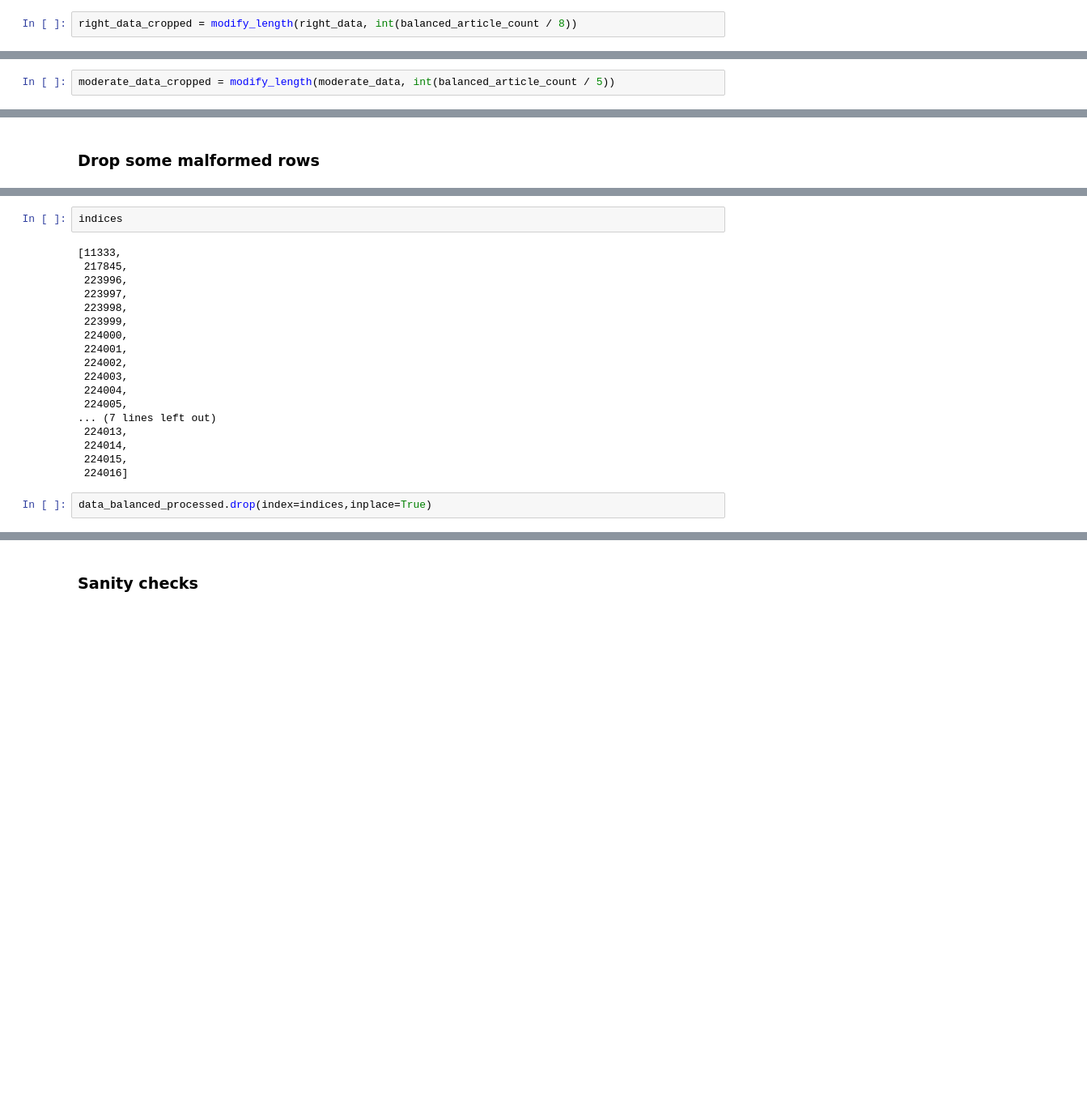
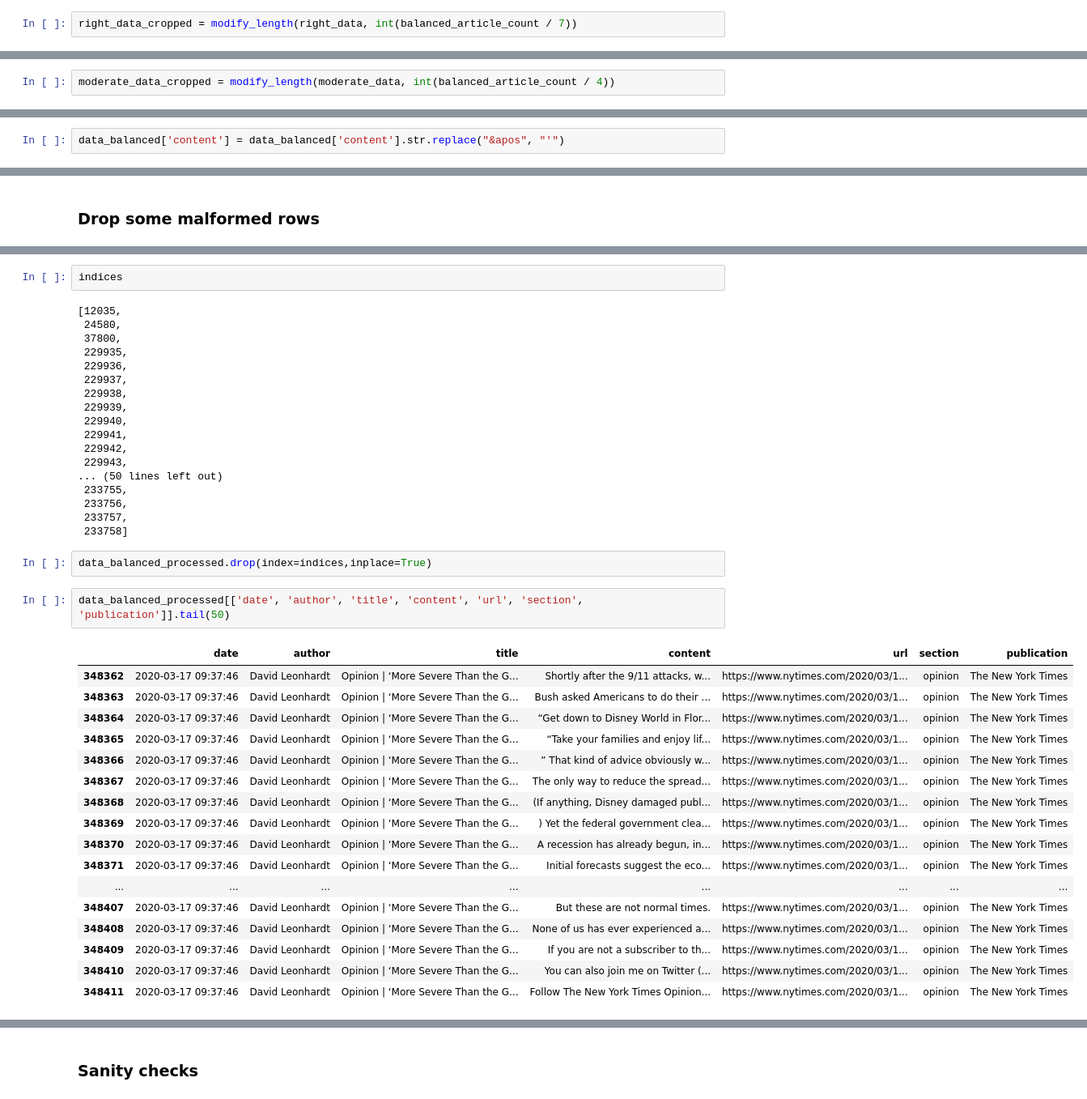
Before and after one commit to justinebreuch/cs230-final, a Jupyter notebook: process_news_data_final.ipynb, the cells around one changed output, grey strips where cells are left out. Shown: that part at 81% size. Cells and saved outputs as stored; diff of their text form; blank space fills up the shorter version.

```diff
--- a/process_news_data_final.ipynb
+++ b/process_news_data_final.ipynb
@@ -34,10 +34,10 @@ def modify_length(data, new_length):
     data_cropped = data.drop(drop_indices)
     return data_cropped
 # %%
-right_data_cropped = modify_length(right_data, int(balanced_article_count / 8))
+right_data_cropped = modify_length(right_data, int(balanced_article_count / 7))
 # %%
 left_data_cropped = modify_length(left_data, int(balanced_article_count / 8))
 # %%
-moderate_data_cropped = modify_length(moderate_data, int(balanced_article_count / 5))
+moderate_data_cropped = modify_length(moderate_data, int(balanced_article_count / 4))
 # %%
 data_balanced = pd.concat([right_data_cropped, moderate_data_cropped, left_data_cropped], axis=0)
@@ -45,6 +49,8 @@ data_balanced = pd.concat([right_data_cropped, moderate_data_cropped, left_data_
 ## Process data
 # %%
 data_balanced = data_balanced.rename(columns={"article": "content"})
+# %%
+data_balanced['content'] = data_balanced['content'].str.replace("&apos", "'")
 # %%
 data_balanced_processed = process_data(data_balanced)
 # %% [output]
@@ -93,23 +103,43 @@ Name: 224016, dtype: object
 # %%
 indices
 # %% [output]
-[11333,
- 217845,
- 223996,
- 223997,
- 223998,
- 223999,
- 224000,
- 224001,
- 224002,
- 224003,
- 224004,
- 224005,
-... (7 lines left out)
- 224013,
- 224014,
- 224015,
- 224016]
+[12035,
+ 24580,
+ 37800,
+ 229935,
+ 229936,
+ 229937,
+ 229938,
+ 229939,
+ 229940,
+ 229941,
+ 229942,
+ 229943,
+... (50 lines left out)
+ 233755,
+ 233756,
+ 233757,
+ 233758]
 # %%
 data_balanced_processed.drop(index=indices,inplace=True)
+# %%
+data_balanced_processed[['date', 'author', 'title', 'content', 'url', 'section', 'publication']].tail(50)
+# %% [output]
+|  | date | author | title | content | url | section | publication |
+| 348362 | 2020-03-17 09:37:46 | David Leonhardt | Opinion | ‘More Severe Than the G... | Shortly after the 9/11 attacks, w... | https://www.nytimes.com/2020/03/1... | opinion | The New York Times |
+| 348363 | 2020-03-17 09:37:46 | David Leonhardt | Opinion | ‘More Severe Than the G... | Bush asked Americans to do their ... | https://www.nytimes.com/2020/03/1... | opinion | The New York Times |
+| 348364 | 2020-03-17 09:37:46 | David Leonhardt | Opinion | ‘More Severe Than the G... | “Get down to Disney World in Flor... | https://www.nytimes.com/2020/03/1... | opinion | The New York Times |
+| 348365 | 2020-03-17 09:37:46 | David Leonhardt | Opinion | ‘More Severe Than the G... | “Take your families and enjoy lif... | https://www.nytimes.com/2020/03/1... | opinion | The New York Times |
+| 348366 | 2020-03-17 09:37:46 | David Leonhardt | Opinion | ‘More Severe Than the G... | ” That kind of advice obviously w... | https://www.nytimes.com/2020/03/1... | opinion | The New York Times |
+| 348367 | 2020-03-17 09:37:46 | David Leonhardt | Opinion | ‘More Severe Than the G... | The only way to reduce the spread... | https://www.nytimes.com/2020/03/1... | opinion | The New York Times |
+| 348368 | 2020-03-17 09:37:46 | David Leonhardt | Opinion | ‘More Severe Than the G... | (If anything, Disney damaged publ... | https://www.nytimes.com/2020/03/1... | opinion | The New York Times |
+| 348369 | 2020-03-17 09:37:46 | David Leonhardt | Opinion | ‘More Severe Than the G... | ) Yet the federal government clea... | https://www.nytimes.com/2020/03/1... | opinion | The New York Times |
+| 348370 | 2020-03-17 09:37:46 | David Leonhardt | Opinion | ‘More Severe Than the G... | A recession has already begun, in... | https://www.nytimes.com/2020/03/1... | opinion | The New York Times |
+| 348371 | 2020-03-17 09:37:46 | David Leonhardt | Opinion | ‘More Severe Than the G... | Initial forecasts suggest the eco... | https://www.nytimes.com/2020/03/1... | opinion | The New York Times |
+| ... | ... | ... | ... | ... | ... | ... | ... |
+| 348407 | 2020-03-17 09:37:46 | David Leonhardt | Opinion | ‘More Severe Than the G... | But these are not normal times. | https://www.nytimes.com/2020/03/1... | opinion | The New York Times |
+| 348408 | 2020-03-17 09:37:46 | David Leonhardt | Opinion | ‘More Severe Than the G... | None of us has ever experienced a... | https://www.nytimes.com/2020/03/1... | opinion | The New York Times |
+| 348409 | 2020-03-17 09:37:46 | David Leonhardt | Opinion | ‘More Severe Than the G... | If you are not a subscriber to th... | https://www.nytimes.com/2020/03/1... | opinion | The New York Times |
+| 348410 | 2020-03-17 09:37:46 | David Leonhardt | Opinion | ‘More Severe Than the G... | You can also join me on Twitter (... | https://www.nytimes.com/2020/03/1... | opinion | The New York Times |
+| 348411 | 2020-03-17 09:37:46 | David Leonhardt | Opinion | ‘More Severe Than the G... | Follow The New York Times Opinion... | https://www.nytimes.com/2020/03/1... | opinion | The New York Times |
 # %%
```
Also changed, not shown: parts of 31 cells of this notebook, 3 other files.
